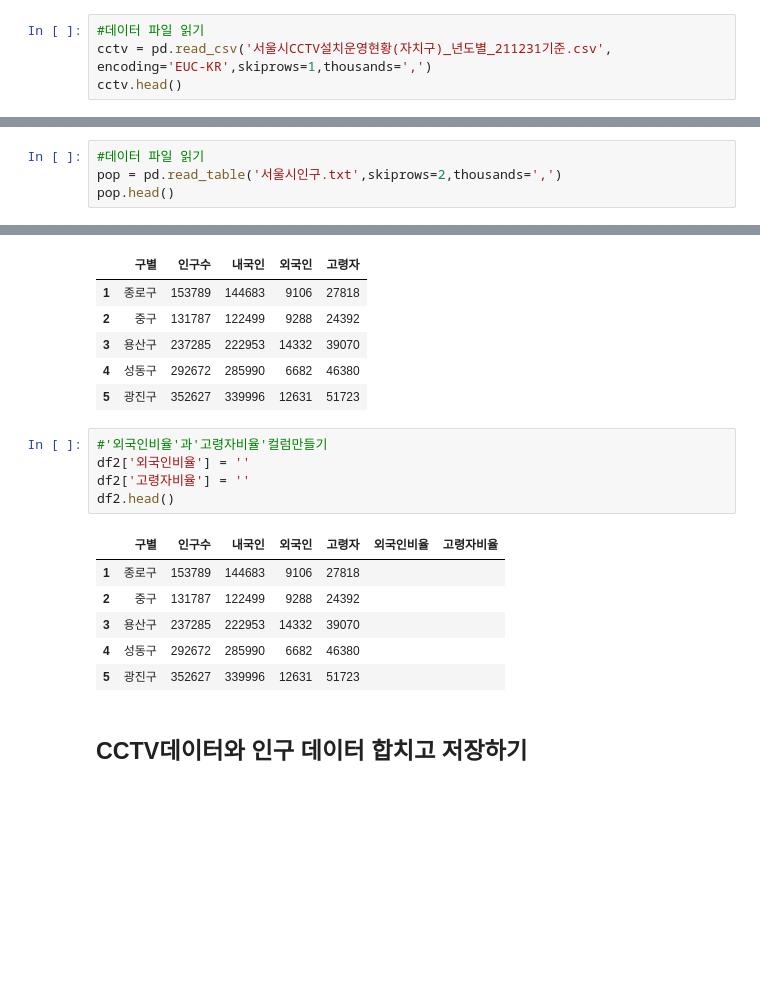
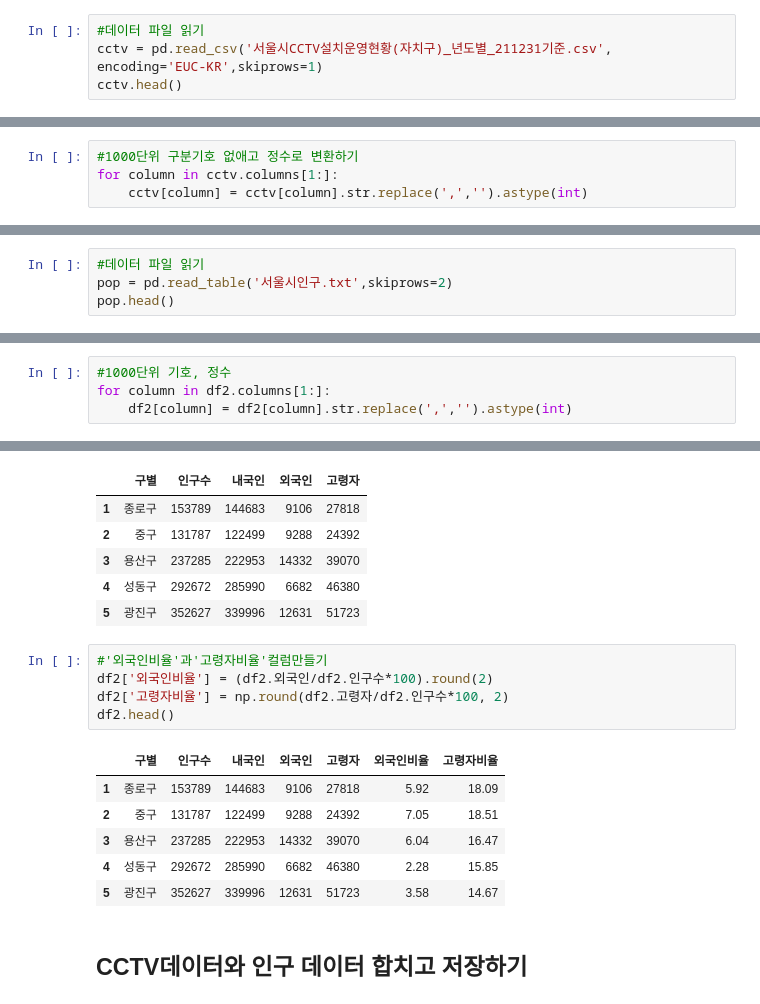
Before and after one commit to EunBiYang/DataAnalysis, a Jupyter notebook: 02.pandas/미니프로젝트/제출.ipynb, the cells around one changed output, grey strips where cells are left out. Saved outputs shown, nothing was run; the diff lists cells and outputs as text; blank space fills up the shorter version.

```diff
--- a/02.pandas/미니프로젝트/제출.ipynb
+++ b/02.pandas/미니프로젝트/제출.ipynb
@@ -10,7 +10,7 @@ warnings.filterwarnings('ignore')
 ## 1)CCTV 데이터 정리하기
 # %%
 #데이터 파일 읽기
-cctv = pd.read_csv('서울시CCTV설치운영현황(자치구)_년도별_211231기준.csv', encoding='EUC-KR',skiprows=1,thousands=',')
+cctv = pd.read_csv('서울시CCTV설치운영현황(자치구)_년도별_211231기준.csv', encoding='EUC-KR',skiprows=1)
 cctv.head()
 # %% [output]
 |  | 구분 | 총계 | 2012년 이전 | 2012년 | 2013년 | 2014년 | 2015년 | 2016년 | 2017년 | 2018년 | 2019년 | ... |
@@ -40,6 +40,10 @@ dtype: int64
 # %%
 #Null값 0으로 대체하기
 cctv.fillna('0',inplace=True)
+# %%
+#1000단위 구분기호 없애고 정수로 변환하기
+for column in cctv.columns[1:]:
+    cctv[column] = cctv[column].str.replace(',','').astype(int)
 # %%
 #2021년을 제외한 최근 3개년간의 CCTV 증가율 구하기
 a = cctv.loc[:,['2012년','2013년','2014년','2015년','2016년','2017년']].sum(axis=1)
@@ -91,7 +97,7 @@ df.head()
 ## 2)인구 데이터 정리하기
 # %%
 #데이터 파일 읽기
-pop = pd.read_table('서울시인구.txt',skiprows=2,thousands=',')
+pop = pd.read_table('서울시인구.txt',skiprows=2)
 pop.head()
 # %% [output]
 |  | 기간 | 자치구 | 세대 | 계 | 남자 | 여자 | 계.1 | 남자.1 | 여자.1 | 계.2 | 남자.2 | ... |
@@ -135,3 +150,7 @@ df2.head()
+# %%
+#1000단위 기호, 정수
+for column in df2.columns[1:]:
+    df2[column] = df2[column].str.replace(',','').astype(int)
 # %%
 #첫번째 행 지우기
 df2.drop(0,inplace=True)
@@ -145,16 +164,16 @@ df2.head()
 | 5 | 광진구 | 352627 | 339996 | 12631 | 51723 |
 # %%
 #'외국인비율'과'고령자비율'컬럼만들기
-df2['외국인비율'] = ''
-df2['고령자비율'] = ''
+df2['외국인비율'] = (df2.외국인/df2.인구수*100).round(2)
+df2['고령자비율'] = np.round(df2.고령자/df2.인구수*100, 2)
 df2.head()
 # %% [output]
 |  | 구별 | 인구수 | 내국인 | 외국인 | 고령자 | 외국인비율 | 고령자비율 |
-| 1 | 종로구 | 153789 | 144683 | 9106 | 27818 |  |  |
-| 2 | 중구 | 131787 | 122499 | 9288 | 24392 |  |  |
-| 3 | 용산구 | 237285 | 222953 | 14332 | 39070 |  |  |
-| 4 | 성동구 | 292672 | 285990 | 6682 | 46380 |  |  |
-| 5 | 광진구 | 352627 | 339996 | 12631 | 51723 |  |  |
+| 1 | 종로구 | 153789 | 144683 | 9106 | 27818 | 5.92 | 18.09 |
+| 2 | 중구 | 131787 | 122499 | 9288 | 24392 | 7.05 | 18.51 |
+| 3 | 용산구 | 237285 | 222953 | 14332 | 39070 | 6.04 | 16.47 |
+| 4 | 성동구 | 292672 | 285990 | 6682 | 46380 | 2.28 | 15.85 |
+| 5 | 광진구 | 352627 | 339996 | 12631 | 51723 | 3.58 | 14.67 |
 # %% [markdown]
 ## CCTV데이터와 인구 데이터 합치고 저장하기
 # %%
```
Also changed, not shown: parts of 13 cells of this notebook, 20 other files.
